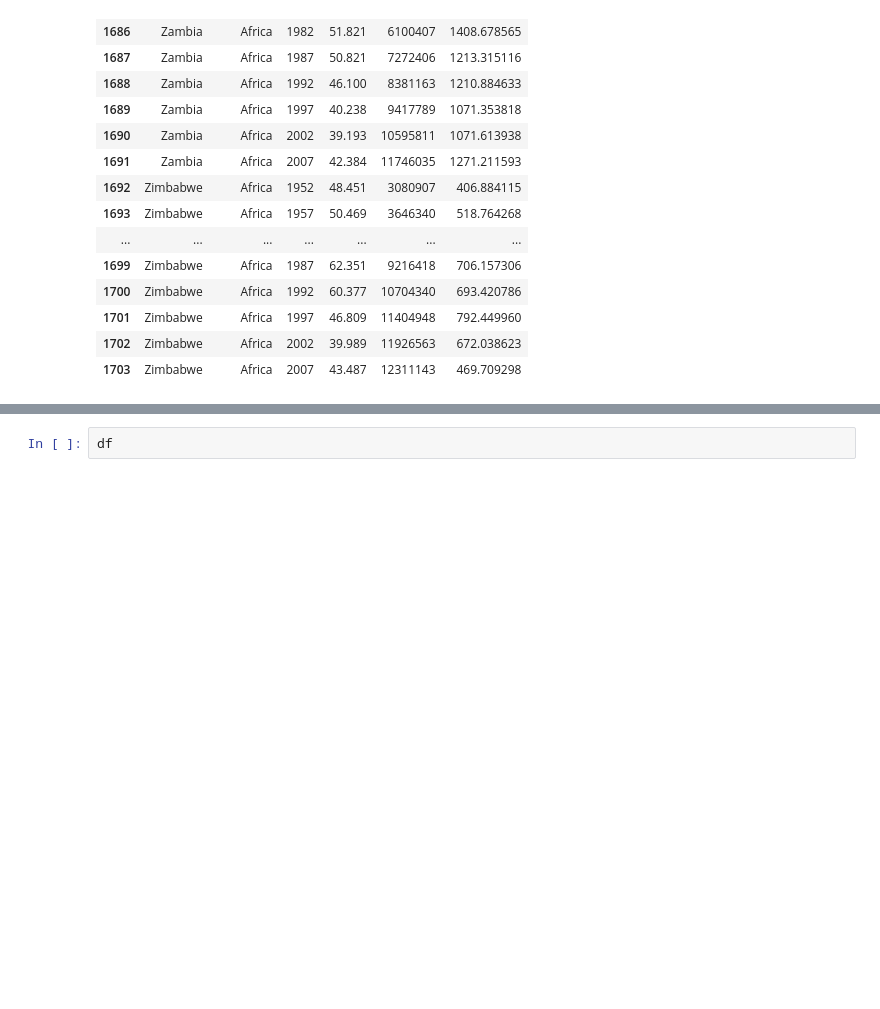
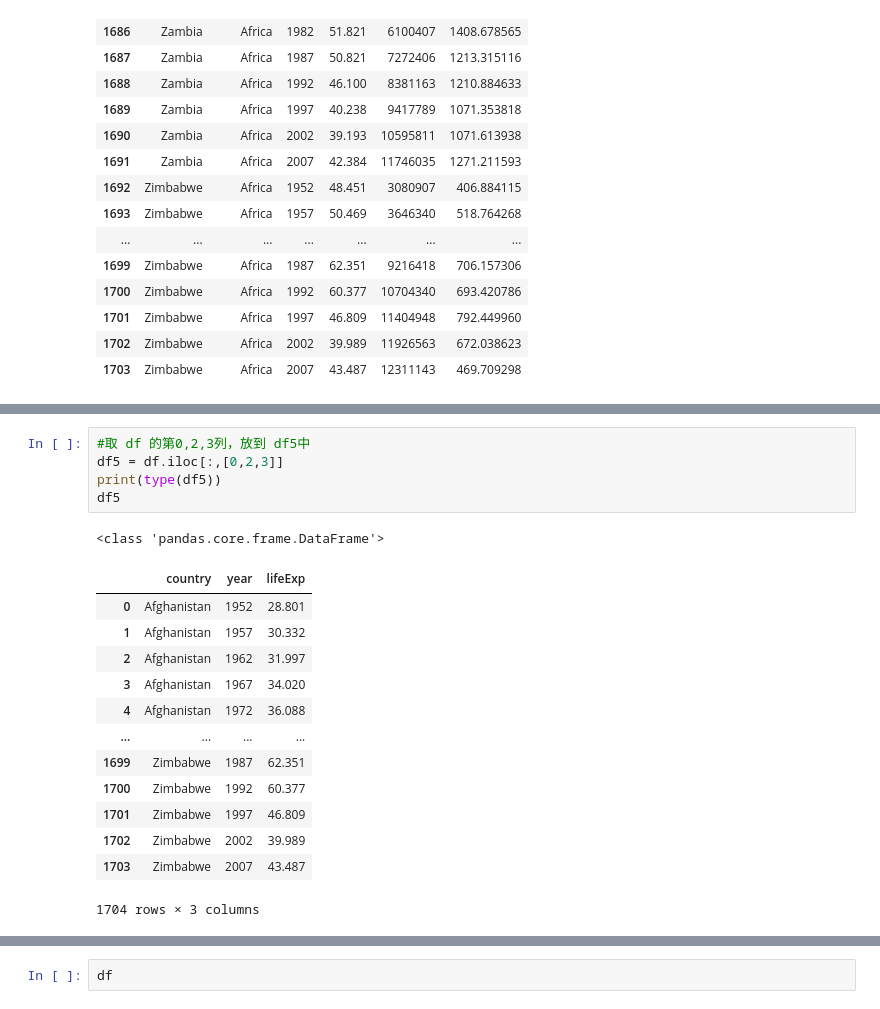
Before and after one commit to liuhui998/pe2, a Jupyter notebook: 01-dataframe-basic/answer-questions.ipynb, the cells around one changed output, grey strips where cells are left out. Cells and saved outputs as stored; diff of their text form; blank space fills up the shorter version.

Commit message:
完成了 pandas 中关于 iloc/loc 的题目

```diff
--- a/01-dataframe-basic/answer-questions.ipynb
+++ b/01-dataframe-basic/answer-questions.ipynb
@@ -215,3 +256,23 @@ Name: 1, dtype: object
+# %%
+#取 df 的第0,2,3列，放到 df5中
+df5 = df.iloc[:,[0,2,3]]
+print(type(df5))
+df5
+# %% [output]
+<class 'pandas.core.frame.DataFrame'>
+|  | country | year | lifeExp |
+| 0 | Afghanistan | 1952 | 28.801 |
+| 1 | Afghanistan | 1957 | 30.332 |
+| 2 | Afghanistan | 1962 | 31.997 |
+| 3 | Afghanistan | 1967 | 34.020 |
+| 4 | Afghanistan | 1972 | 36.088 |
+| ... | ... | ... | ... |
+| 1699 | Zimbabwe | 1987 | 62.351 |
+| 1700 | Zimbabwe | 1992 | 60.377 |
+| 1701 | Zimbabwe | 1997 | 46.809 |
+| 1702 | Zimbabwe | 2002 | 39.989 |
+| 1703 | Zimbabwe | 2007 | 43.487 |
+1704 rows × 3 columns
 # %% [markdown]
 # DataFrame 重要概念
 
```
Also changed, not shown: parts of 15 cells of this notebook, 3 other files.
